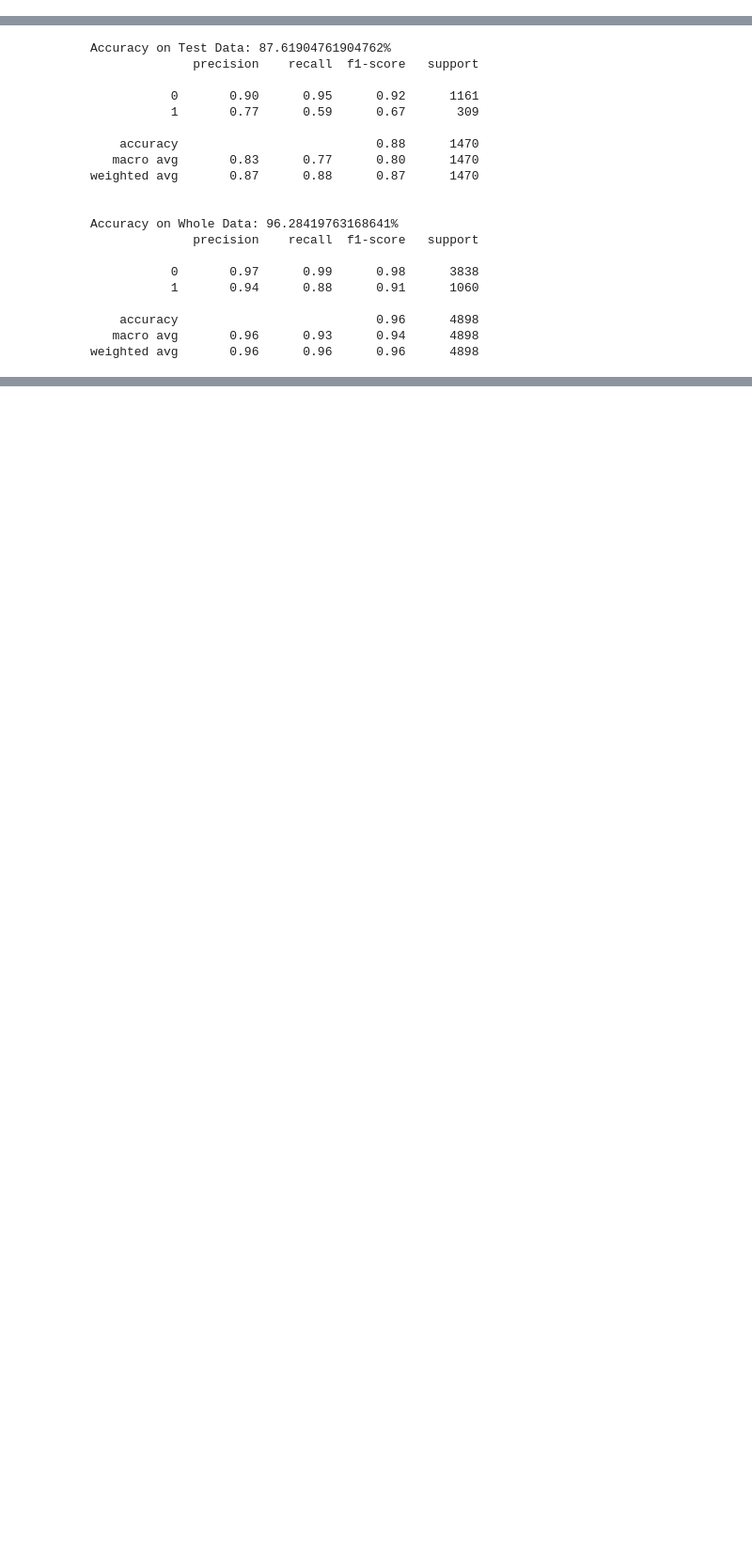
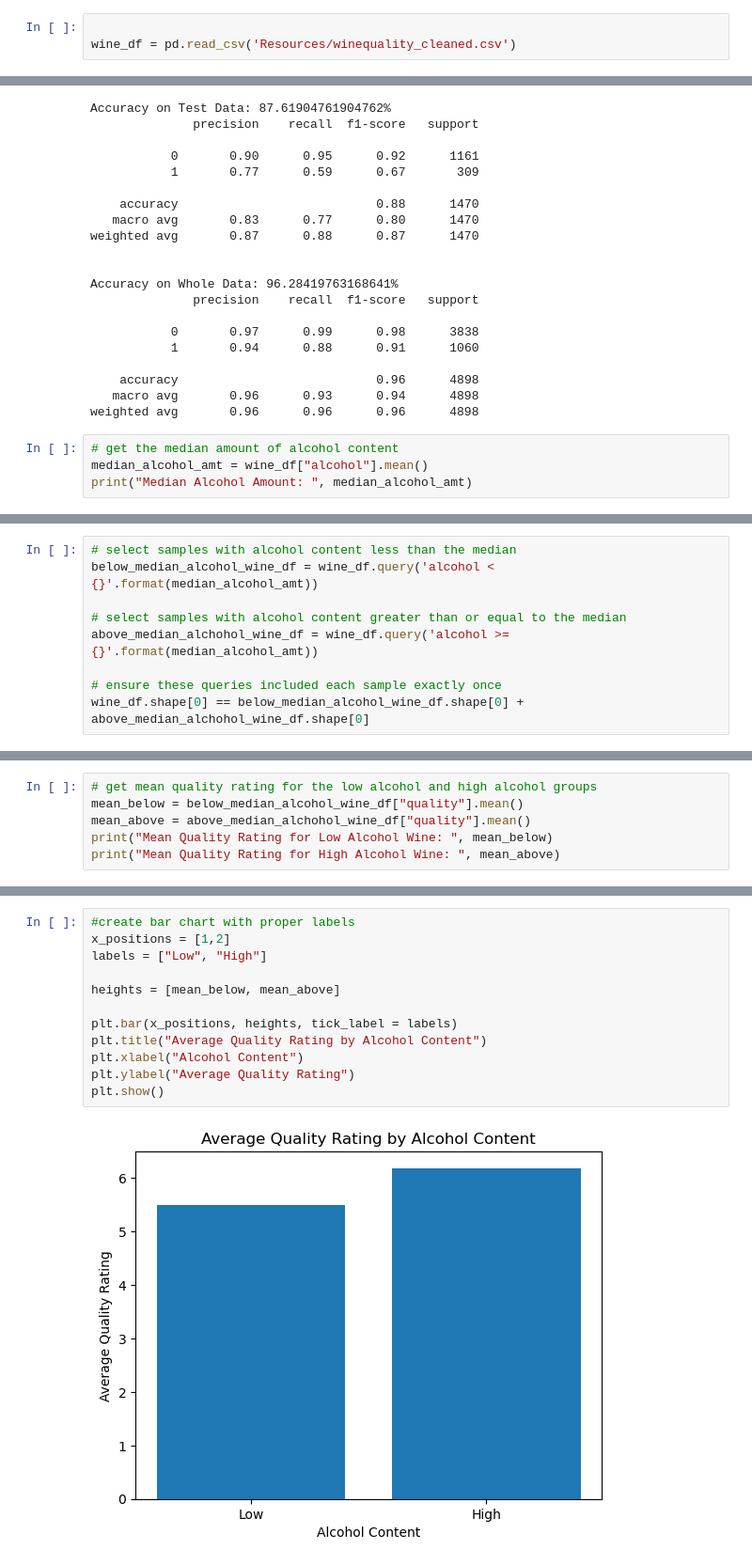
Before and after one commit to SALEMALIOKULLO/wine-quality-project-4, a Jupyter notebook: wine_quality_other_class.ipynb, the cells around one changed output, grey strips where cells are left out. Shown at 94% size. Cells and saved outputs as stored; diff of their text form; blank space fills up the shorter version.

```diff
--- a/wine_quality_other_class.ipynb
+++ b/wine_quality_other_class.ipynb
@@ -124,3 +173,6 @@ memory usage: 459.3 KB
+# %%
+
+wine_df = pd.read_csv('Resources/winequality_cleaned.csv')
 # %% [markdown]
 Description
 # %%
@@ -441,3 +492,7 @@ Accuracy on Whole Data: 96.28419763168641%
     accuracy                           0.96      4898
    macro avg       0.96      0.93      0.94      4898
 weighted avg       0.96      0.96      0.96      4898
+# %%
+# get the median amount of alcohol content
+median_alcohol_amt = wine_df["alcohol"].mean()
+print("Median Alcohol Amount: ", median_alcohol_amt)
@@ -443,0 +503,9 @@ weighted avg       0.96      0.96      0.96      4898
+# %%
+# select samples with alcohol content less than the median
+below_median_alcohol_wine_df = wine_df.query('alcohol < {}'.format(median_alcohol_amt))
+
+# select samples with alcohol content greater than or equal to the median
+above_median_alchohol_wine_df = wine_df.query('alcohol >= {}'.format(median_alcohol_amt))
+
+# ensure these queries included each sample exactly once
+wine_df.shape[0] == below_median_alcohol_wine_df.shape[0] + above_median_alchohol_wine_df.shape[0]
@@ -443,0 +514,6 @@ weighted avg       0.96      0.96      0.96      4898
+# %%
+# get mean quality rating for the low alcohol and high alcohol groups
+mean_below = below_median_alcohol_wine_df["quality"].mean()
+mean_above = above_median_alchohol_wine_df["quality"].mean()
+print("Mean Quality Rating for Low Alcohol Wine: ", mean_below)
+print("Mean Quality Rating for High Alcohol Wine: ", mean_above)
@@ -443,0 +523,14 @@ weighted avg       0.96      0.96      0.96      4898
+# %%
+#create bar chart with proper labels
+x_positions = [1,2]
+labels = ["Low", "High"]
+
+heights = [mean_below, mean_above]
+
+plt.bar(x_positions, heights, tick_label = labels)
+plt.title("Average Quality Rating by Alcohol Content")
+plt.xlabel("Alcohol Content")
+plt.ylabel("Average Quality Rating")
+plt.show()
+# %% [output]
+[figure, added]
```
Also changed, not shown: parts of 15 cells of this notebook.
